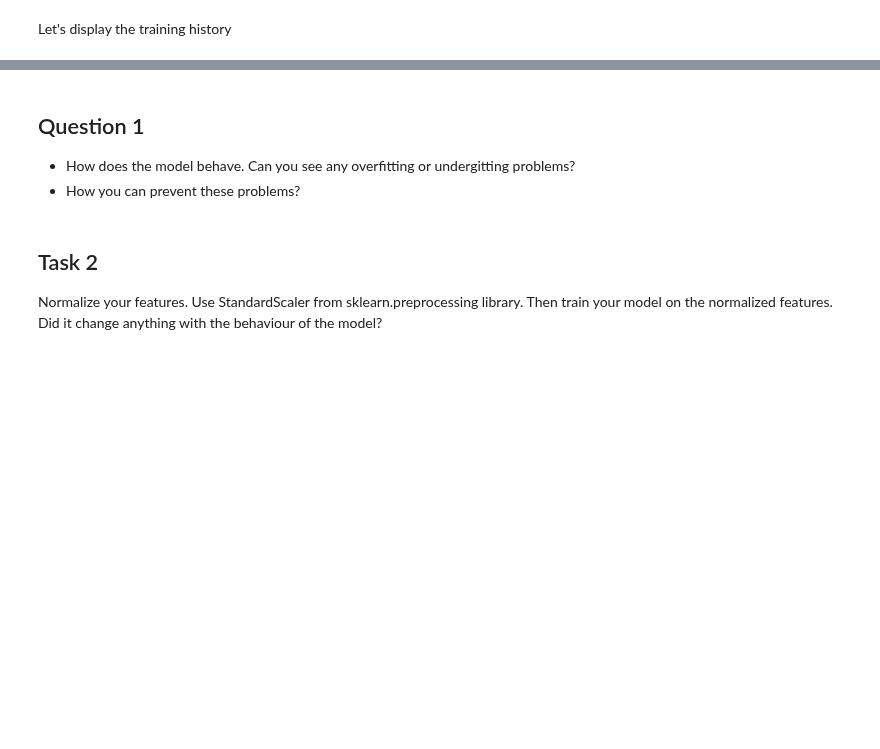
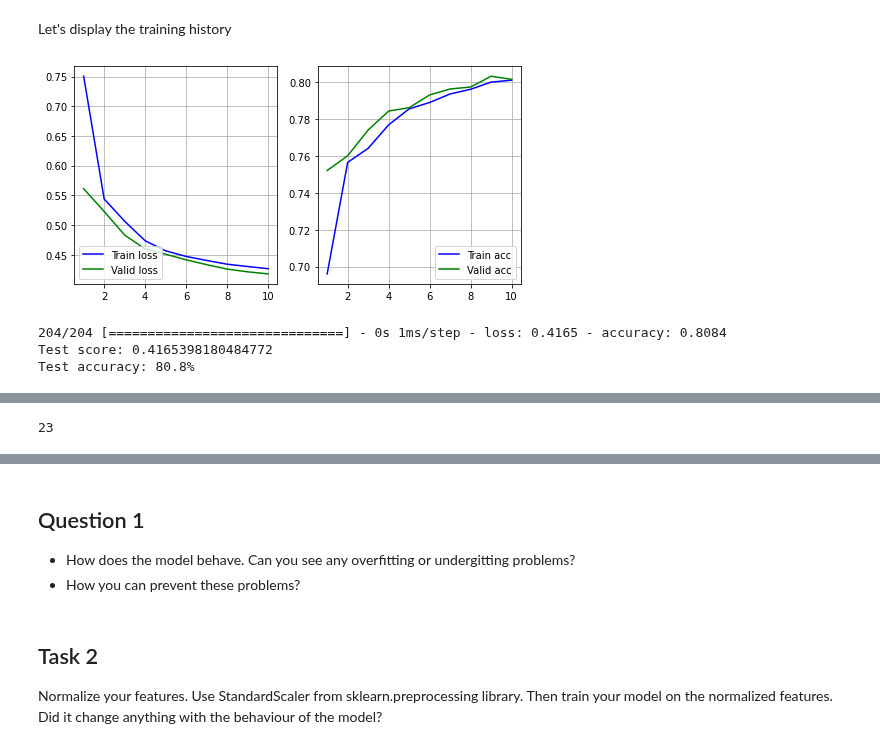
Before and after one commit to For-Chance/CourseOfConstructionInformation, a Jupyter notebook: Class/Class_11/CensusKeras/census_keras_empty.ipynb, the cells around one changed output, grey strips where cells are left out. Drawn from its saved outputs; the diff is of its cells as text; code cells hidden in the pictures; blank space fills up the shorter version.

```diff
--- a/Class/Class_11/CensusKeras/census_keras_empty.ipynb
+++ b/Class/Class_11/CensusKeras/census_keras_empty.ipynb
@@ -97,6 +228,9 @@ Then we should replace rare classes for one-hot encoded columns
 Let's split the dataset into features and labels first.
 - `income` is the label (`y`)
 - all other columns are features (`X`)
+# %%
+y = df.income
+X = df.drop(['income'], axis=1)
 # %% [markdown]
 ### Train test split
 #### NOTE: This time we want to split the data into 3 datasets
@@ -109,3 +276,12 @@ Import modules
 ## Building model
 # %% [markdown]
 Let's define the hyperparameters first
+# %%
+CELLS_1 = 32
+CELLS_2 = 8
+LEARNING_RATE = 0.001
+EPOCHS = 10
+BATCH_SIZE = 128
+
+NR_INPUTS = X_train.shape[1]  # num of features
+print(f'{NR_INPUTS} columns in input data.')
@@ -112,2 +290,14 @@ Let's define the hyperparameters first
 # %% [markdown]
 Now we may build the model
+# %%
+model = Sequential()
+
+model.add(Dense(CELLS_1, input_shape=[NR_INPUTS, ], activation='relu'))
+model.add(Dense(CELLS_2, activation='relu'))
+model.add(Dense(1, activation='sigmoid'))
+
+optimizer = optimizers.Adam(lr=LEARNING_RATE)
+
+model.compile(loss = 'binary_crossentropy', optimizer=optimizer, metrics=['accuracy'])
+
+model.summary()
@@ -113,0 +320,5 @@ Now we may build the model
+# %%
+history = model.fit(X_train, y_train,
+    validation_data = (X_valid, y_valid),
+    batch_size = BATCH_SIZE,
+    epochs = EPOCHS)
@@ -149,6 +381,18 @@ def plot_train_valid_history(history):
         plt.legend(loc='lower left');
         plt.grid(True)
     plt.show()
+# %%
+plot_train_valid_history(history)
+# %% [output]
+[figure, added]
+# %%
+score, acc = model.evaluate(X_test, y_test)
+print('Test score:', score)
+print('Test accuracy: {:.1f}%'.format(100*acc))
+# %% [output]
+204/204 [==============================] - 0s 1ms/step - loss: 0.4165 - accuracy: 0.8084
+Test score: 0.4165398180484772
+Test accuracy: 80.8%
 # %% [markdown]
 ## Task 1
 Create, train and test a model with following parameters:
@@ -177,0 +412,14 @@ def create_model():
+# %%
+# HYPERPARAMETERS
+# ENTER YOUR CODE HERE
+cell_1 = 32
+cell_2 = 32
+
+lr = 0.0003
+epochs = 50
+batch_size = 128
+
+input = X_train.shape[1]
+input
+# %% [output]
+23
```
Also changed, not shown: parts of 28 cells of this notebook.
